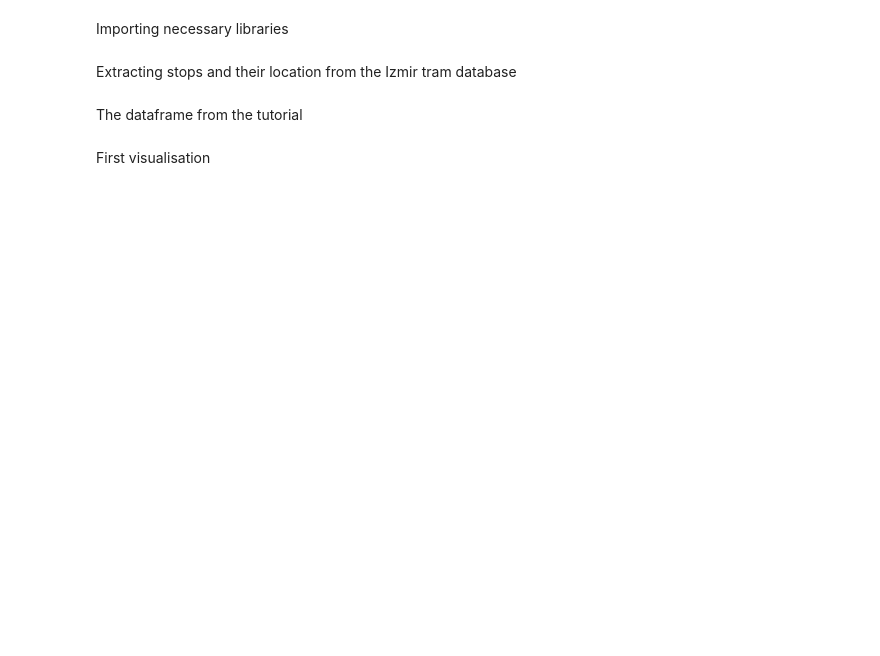
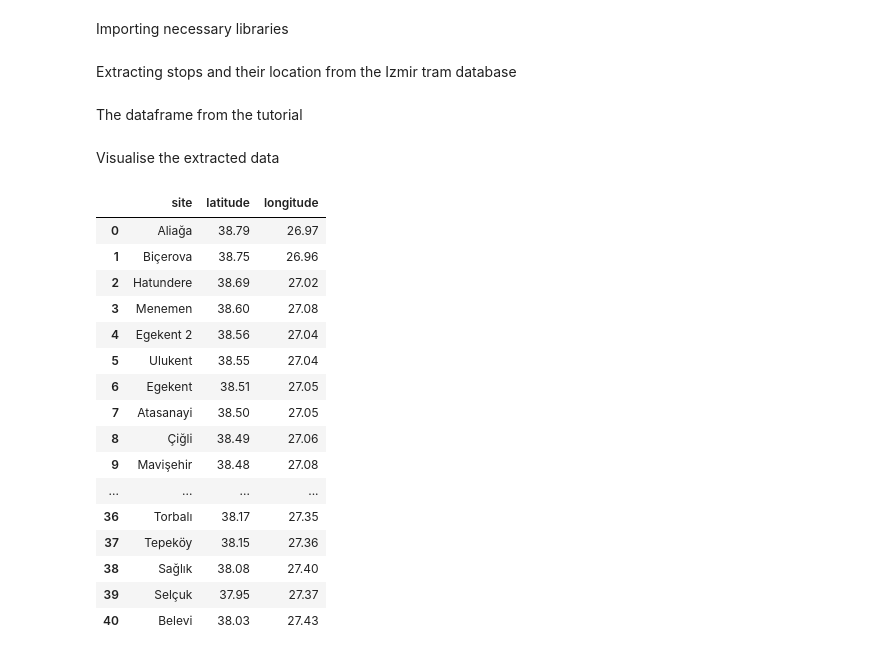
Before and after one commit to FireHawkss/Project-reliable-NMBS, a Jupyter notebook: Visualisation.ipynb, the cells around one changed output. Drawn from its saved outputs; the diff is of its cells as text; code cells hidden in the pictures; blank space fills up the shorter version.

```diff
--- a/Visualisation.ipynb
+++ b/Visualisation.ipynb
@@ -35,5 +35,27 @@ df_tutorial = pd.DataFrame(
     columns=pd.Index(['site', 'latitude', 'longitude'], name='paris')
 )
 # %% [markdown]
-First visualisation
+Visualise the extracted data
+# %%
+df_sites = extract_stops_from_db('izmir_izban_static_data.db')
+
+df_sites
+# %% [output]
+|  | site | latitude | longitude |
+| 0 | Aliağa | 38.79 | 26.97 |
+| 1 | Biçerova | 38.75 | 26.96 |
+| 2 | Hatundere | 38.69 | 27.02 |
+| 3 | Menemen | 38.60 | 27.08 |
+| 4 | Egekent 2 | 38.56 | 27.04 |
+| 5 | Ulukent | 38.55 | 27.04 |
+| 6 | Egekent | 38.51 | 27.05 |
+| 7 | Atasanayi | 38.50 | 27.05 |
+| 8 | Çiğli | 38.49 | 27.06 |
+| 9 | Mavişehir | 38.48 | 27.08 |
+| ... | ... | ... | ... |
+| 36 | Torbalı | 38.17 | 27.35 |
+| 37 | Tepeköy | 38.15 | 27.36 |
+| 38 | Sağlık | 38.08 | 27.40 |
+| 39 | Selçuk | 37.95 | 27.37 |
+| 40 | Belevi | 38.03 | 27.43 |
 # %%
```
Also changed, not shown: parts of 7 cells of this notebook.
